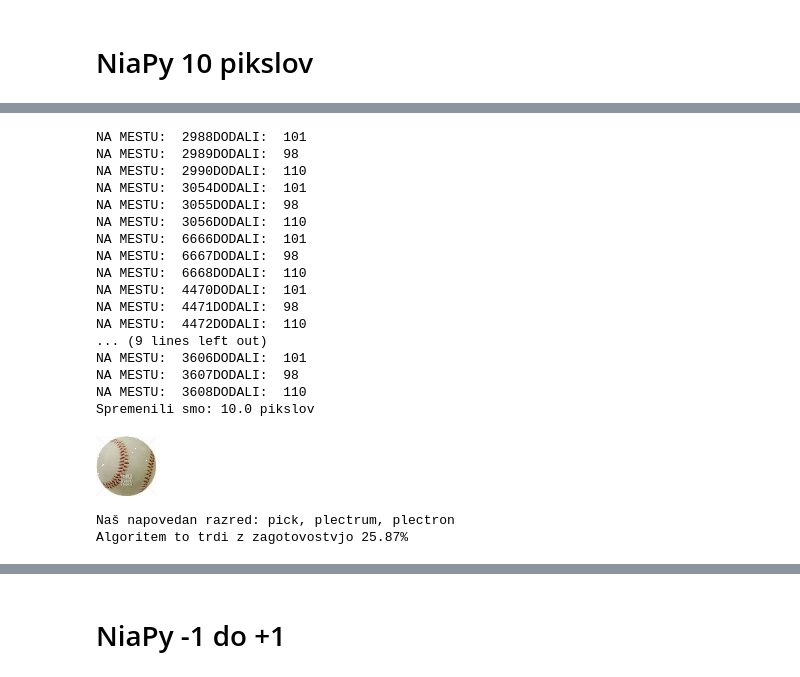
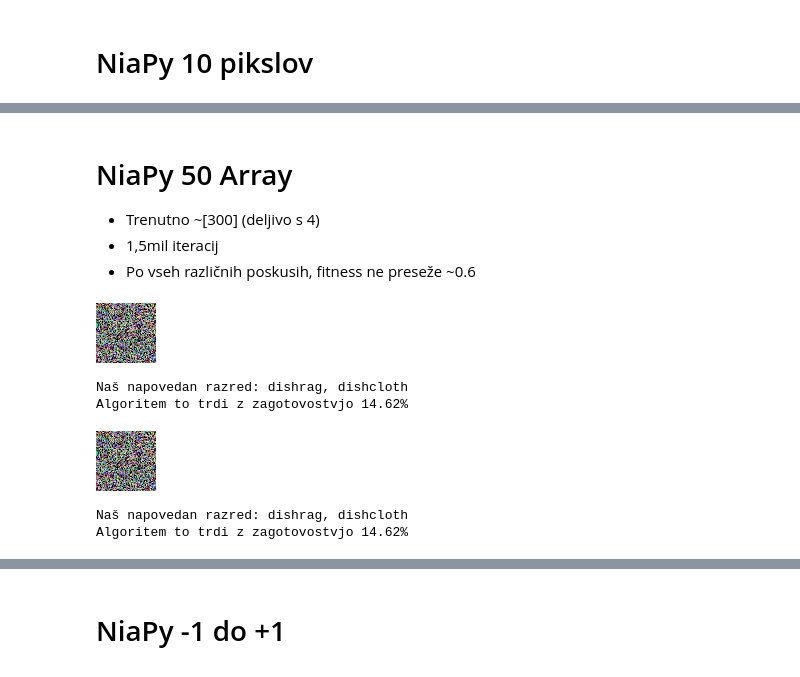
Before and after one commit to KukovecRok/Adversarial-image-perturbation-AlexNet-NiaPy-GARI, a Jupyter notebook: AlexNetDiplomskaColab.ipynb, the cells around one changed output, grey strips where cells are left out. Cells and saved outputs as stored; diff of their text form; code cells hidden in the pictures.

```diff
--- a/AlexNetDiplomskaColab.ipynb
+++ b/AlexNetDiplomskaColab.ipynb
@@ -379,9 +497,12 @@ def fitness_default_absolute_benchmark_NiaPy(iskanjeSlika, napovedan_array_iz_pe
+# %% [markdown]
+# NiaPy 50 Array
+* Trenutno ~[300] (deljivo s 4)
+* 1,5mil iteracij
+* Po vseh različnih poskusih, fitness ne preseže ~0.6
 # %%
 from NiaPy.algorithms.basic.pso import ParticleSwarmAlgorithm
 from NiaPy.benchmarks import Benchmark
 from NiaPy.task.task import OptimizationType, StoppingTask
-
-stevilo_spremenjenih_pikslov = 10*3
 
 class TestBenchmark(Benchmark):
 
@@ -399,74 +520,72 @@ class TestBenchmark(Benchmark):
             global benchmarkPrejsnji
             global najboljsiNiaPY
             dejanska_kategorija = "baseball"
-            meja = 0 # trenutno tako visoka, da se v B.M. ne vklopi AlexNet, saj niti ne uspem poustvariti originalne slike
-
-            global deset_spremenjenih
-            deset_spremenjenih = self.iskanjeSlika
+            meja = 9999999999999999 # trenutno tako visoka, da se v B.M. ne vklopi AlexNet, saj niti ne uspem poustvariti originalne slike
 
             for i in range( int((D/4)) ):
+              i *= 4
               if ( i % 4 == 0):
                 mesto_v_arrayu = 0
                 mesto_v_arrayu = (solution[i] * (len(iskanjeSlika) / 3) )
 
               mesto_v_arrayu = int(mesto_v_arrayu)
-              if ( i % 4 == 0):
-                for j in range(1,4):
-                  print("NA MESTU:  " + str( ((mesto_v_arrayu-1)*3 ) + (j-1) ) + "DODALI:  " + str(int((solution[((i+j)%4)] * 255))))
-                  deset_spremenjenih[((mesto_v_arrayu-1)*3 ) + (j-1)] = int((solution[((i+j)%4)] * 255))
-              i *= 4
+              #print("mesto_v_arrayu", mesto_v_arrayu)
 
-            deset_spremenjenih = (numpy.multiply(deset_spremenjenih, 255))
-            fitness = fitness_NiaPy(iskanjeSlika, deset_spremenjenih, alexnet, oblika, dejanska_kategorija, meja)
-            print("Spremenili smo: " + str((D/12)) + " pikslov")
+              for j in range(1,4):
+                #print("NA MESTU:  " + str( ((mesto_v_arrayu-1)*3 ) + (j-1) ) + "DODALI:  " + str(int((solution[((i+j))] * 255))))
+                napovedan_array_iz_petdeset[((mesto_v_arrayu-1)*3 ) + (j-1)] = int((solution[((i+j))] * 255))
+
+            fitness = fitness_NiaPy(iskanjeSlika, napovedan_array_iz_petdeset, alexnet, oblika, dejanska_kategorija, meja)
+
+            if (benchmarkPrejsnji < fitness):
+                najboljsiNiaPY = napovedan_array_iz_petdeset
+                benchmarkPrejsnji = fitness
 
             return fitness
 
         return evaluate
 
 if __name__ == "__main__":
 
     originalSlika = cv2.imread('/content/gdrive/MyDrive/Colab Notebooks/slike/bejzbol60-60.JPEG') # odpiranje - branje slike
 
     oblika, iskanjeSlika = imgTO1d(originalSlika) # Pretvorba slike v 1d array + njena oblika (x,y,3)
 
     algoritem = ParticleSwarmAlgorithm(NP=1000)
+    najboljsiNiaPY = np.empty(len(iskanjeSlika), dtype=object) # Prazen array dolžine iskanega - Malo pomoči NiaPy
+
+    napovedan_array_iz_petdeset = np.empty(len(iskanjeSlika), dtype=object) # Prazen array dolžine iskanega - Malo pomoči NiaPy
+    napovedan_array_iz_petdeset = np.full((len(napovedan_array_iz_petdeset)), 0)
+
+    #array_petdeset = np.empty(52, dtype=object) # 52 je deljivo s 4 # Solution
 
     stevec = 0
 
     benchmarkPrejsnji = 0 # Primerjava BenchMarkov med iteracijami - če je slabši, prepišemo "najboljsiNiaPY" in "benchmarkPrejsnji"
 
     benchm = TestBenchmark(iskanjeSlika=iskanjeSlika, alexnet=alexnet)
-    task = StoppingTask(D=(stevilo_spremenjenih_pikslov*4),
-                        nFES=1,
+    task = StoppingTask(D=312,
+                        nFES=100,
                         optType=OptimizationType.MAXIMIZATION,
                         benchmark=benchm)
 
     resitev, fitness = algoritem.run(task=task)
 
+    # Prikaz najboljsega fitness-benchmark outputa NiaPy
+    resitev = imgFROM1d(najboljsiNiaPY, oblika) # Pretvorba nazaj v sliko
+    cv2_imshow(resitev) # Prikaz slike
+    resitev_image = PIL.Image.fromarray(np.uint8(resitev)).convert('RGB') # Pretvorba v PIL format - za AlexNet
+    print(napovedInPrikaz(resitev_image, alexnet)) # Izpis napovedi AlexNet
+
     # Prikaz zadnjega outputa NiaPy
-    napovedan_array_iz_petdeset = imgFROM1d(deset_spremenjenih, oblika) # Pretvorba nazaj v sliko
+    napovedan_array_iz_petdeset = imgFROM1d(napovedan_array_iz_petdeset, oblika) # Pretvorba nazaj v sliko
     cv2_imshow(napovedan_array_iz_petdeset) # Prikaz slike
     napovedan_array_iz_petdeset_image = PIL.Image.fromarray(np.uint8(napovedan_array_iz_petdeset)).convert('RGB') # Pretvorba v PIL format - za AlexNet
     print(napovedInPrikaz(napovedan_array_iz_petdeset_image, alexnet)) # Izpis napovedi AlexNet
 # %% [output]
+[figure, new version]
-NA MESTU:  2988DODALI:  101
-NA MESTU:  2989DODALI:  98
-NA MESTU:  2990DODALI:  110
-NA MESTU:  3054DODALI:  101
-NA MESTU:  3055DODALI:  98
-NA MESTU:  3056DODALI:  110
-NA MESTU:  6666DODALI:  101
-NA MESTU:  6667DODALI:  98
-NA MESTU:  6668DODALI:  110
-NA MESTU:  4470DODALI:  101
-NA MESTU:  4471DODALI:  98
-NA MESTU:  4472DODALI:  110
-... (9 lines left out)
-NA MESTU:  3606DODALI:  101
-NA MESTU:  3607DODALI:  98
-NA MESTU:  3608DODALI:  110
-Spremenili smo: 10.0 pikslov
+Naš napovedan razred: dishrag, dishcloth
+Algoritem to trdi z zagotovostvjo 14.62%
-[figure, old version]
+[figure, added]
-Naš napovedan razred: pick, plectrum, plectron
-Algoritem to trdi z zagotovostvjo 25.87%
+Naš napovedan razred: dishrag, dishcloth
+Algoritem to trdi z zagotovostvjo 14.62%
```
Also changed, not shown: parts of 6 cells of this notebook.
